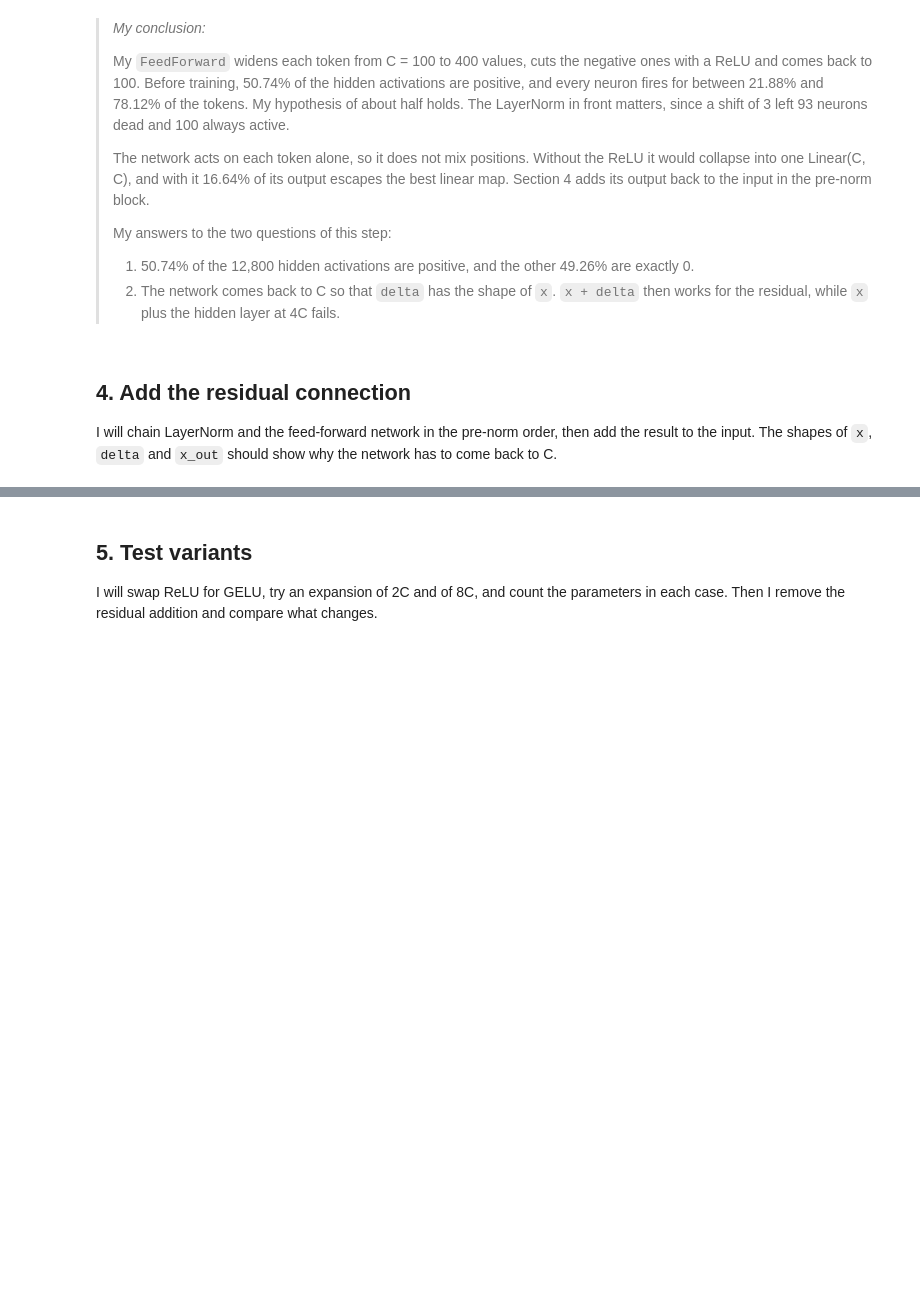
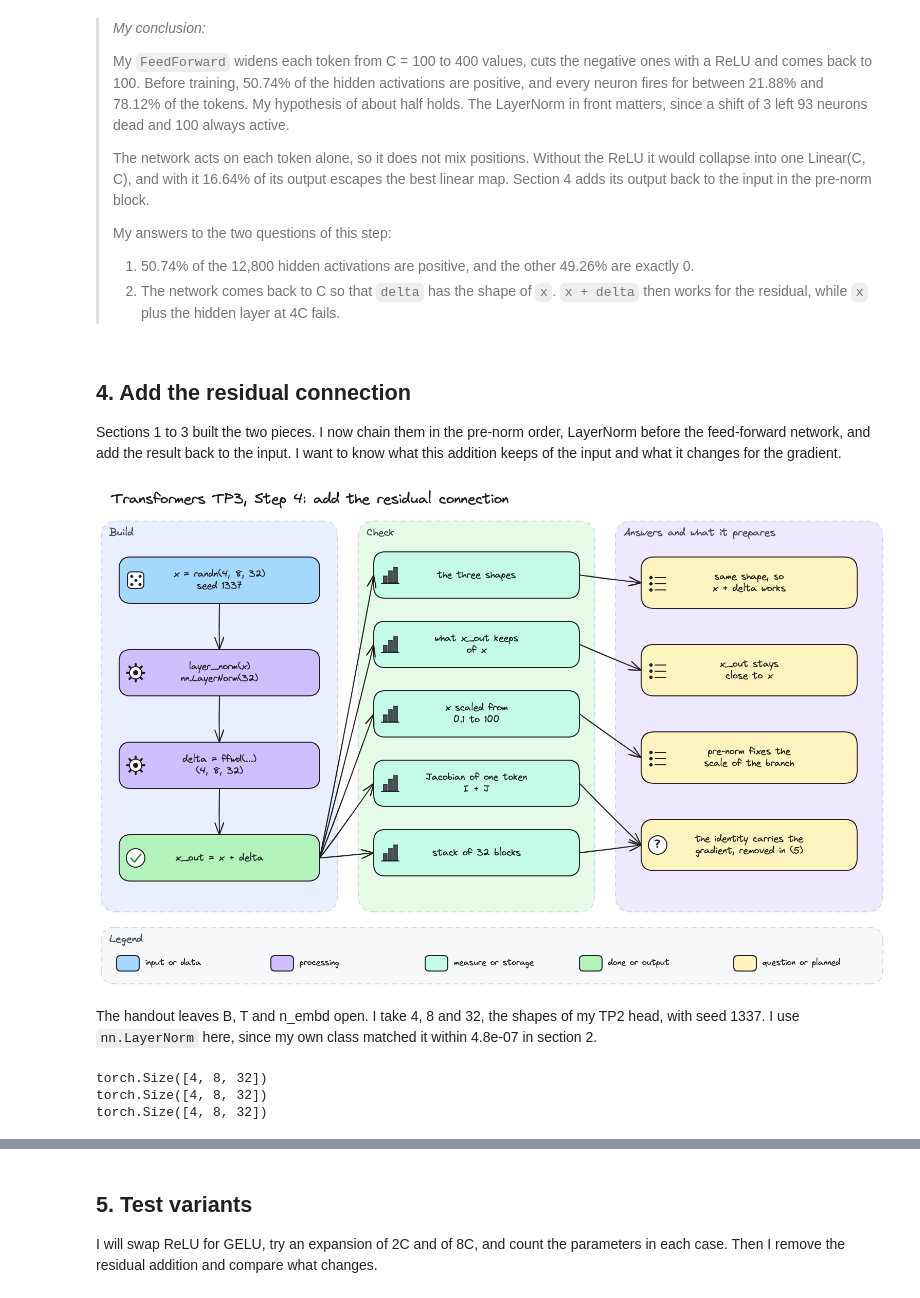
Before and after one commit to mcrayssac/ING3_IAA_GB_NLP, a Jupyter notebook: TP3_transformers.ipynb, the cells around one changed output, grey strips where cells are left out. Drawn from its saved outputs; the diff is of its cells as text; code cells hidden in the pictures; blank space fills up the shorter version.

Commit message:
TP3 transformers step 4

```diff
--- a/TP3_transformers.ipynb
+++ b/TP3_transformers.ipynb
@@ -645,4 +645,29 @@ On 2,000 random tokens, the best linear map leaves 16.64% of the variance of the
 # %% [markdown]
 ## 4. Add the residual connection
 
-I will chain LayerNorm and the feed-forward network in the pre-norm order, then add the result to the input. The shapes of `x`, `delta` and `x_out` should show why the network has to come back to C.
+Sections 1 to 3 built the two pieces. I now chain them in the pre-norm order, LayerNorm before the feed-forward network, and add the result back to the input. I want to know what this addition keeps of the input and what it changes for the gradient.
+# %%
+# Step 4 diagram: the pre-norm block, and the checks around its residual addition.
+display(Image(filename='diagrams/transformers/tp3_step4.png', width=900))
+# %% [output]
+[figure, added]
+# %% [markdown]
+The handout leaves B, T and n_embd open. I take 4, 8 and 32, the shapes of my TP2 head, with seed 1337. I use `nn.LayerNorm` here, since my own class matched it within 4.8e-07 in section 2.
+# %%
+# The pre-norm block: LayerNorm, then the feed-forward network, then the residual addition.
+torch.manual_seed(1337)
+B, T, n_embd = 4, 8, 32
+layer_norm = nn.LayerNorm(n_embd)
+ffwd = FeedForward(n_embd)
+
+x = torch.randn(B, T, n_embd)
+delta = ffwd(layer_norm(x))
+x_out = x + delta
+
+print(x.shape)
+print(delta.shape)
+print(x_out.shape)
+# %% [output]
+torch.Size([4, 8, 32])
+torch.Size([4, 8, 32])
+torch.Size([4, 8, 32])
```
Also changed, not shown: parts of 10 cells of this notebook, 4 other files.
